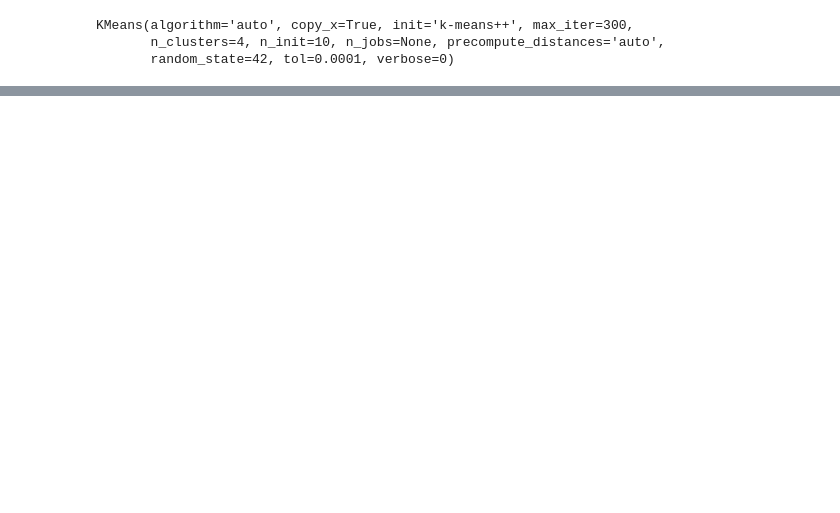
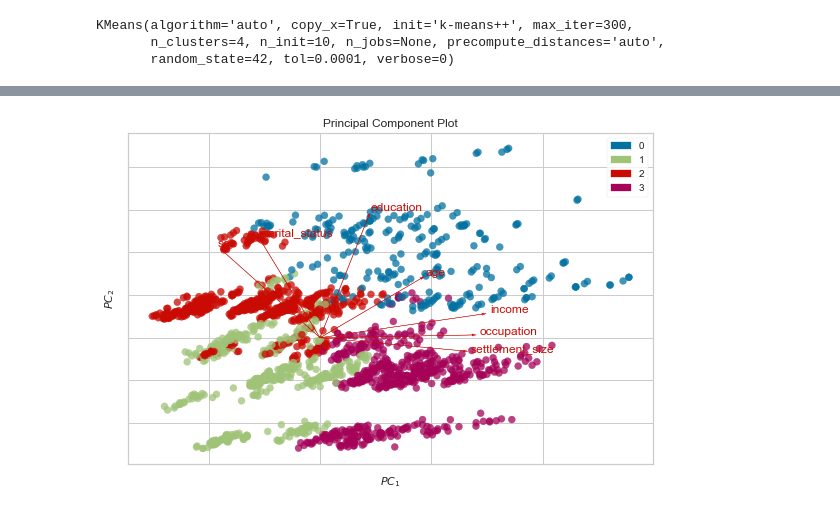
Before and after one commit to YM88/customer_segmentation, a Jupyter notebook: 001.ipynb, the cells around one changed output, grey strips where cells are left out. Drawn from its saved outputs; the diff is of its cells as text; code cells hidden in the pictures; blank space fills up the shorter version.

```diff
--- a/001.ipynb
+++ b/001.ipynb
@@ -134,4 +134,4 @@ KMeans(algorithm='auto', copy_x=True, init='k-means++', max_iter=300,
        n_clusters=4, n_init=10, n_jobs=None, precompute_distances='auto',
        random_state=42, tol=0.0001, verbose=0)
 # %%
-df['kmeans_labels'] = kmeans.labels_
+df['kmeans_label'] = kmeans.labels_
@@ -137,0 +159,5 @@ df['kmeans_labels'] = kmeans.labels_
+# %%
+df['segment'] = df['kmeans_label'].map({0:'Well-off',
+                                        1:'Fewer-Opportunities',
+                                        2:'Standard',
+                                        3:'Career-Focused'})
@@ -145,0 +221,11 @@ px.parallel_categories(df, color='kmeans_labels' , width=1000, height=800)
+# %%
+from yellowbrick.features import PCA
+
+# Load the concrete dataset
+X, y = dfss, df.kmeans_label
+
+pca_biplot = PCA(scale=True, proj_features=True)
+pca_biplot.fit_transform(X, y)
+pca_biplot.show();
+# %% [output]
+[figure, added]
```
Also changed, not shown: parts of 35 cells of this notebook.
